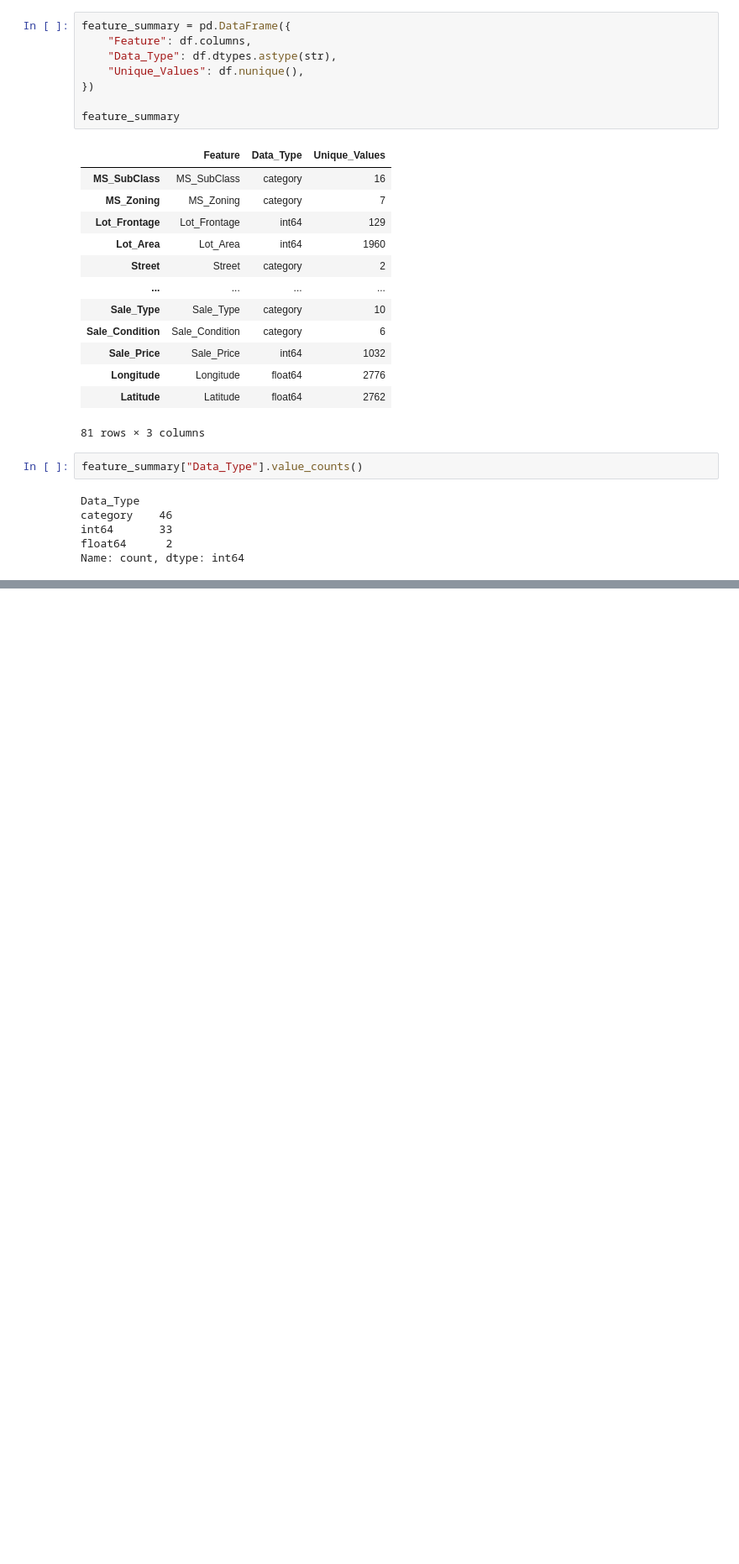
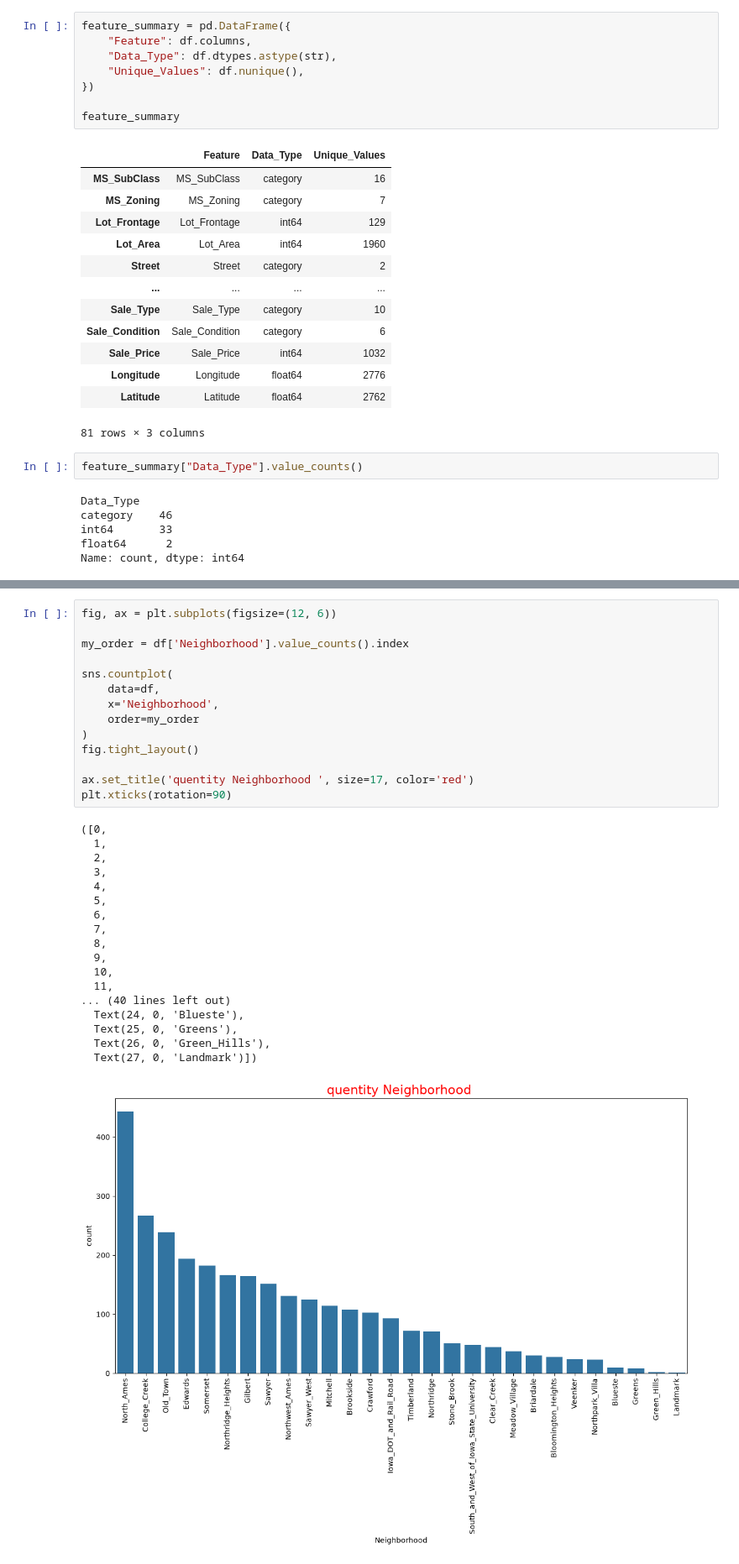
Before and after one commit to Mohamadzf23/ames-housing-price-prediction, a Jupyter notebook: src/ames_housing_price_prediction.ipynb, the cells around one changed output, grey strips where cells are left out. Shown at 84% size. Saved outputs shown, nothing was run; the diff lists cells and outputs as text; blank space fills up the shorter version.

```diff
--- a/src/ames_housing_price_prediction.ipynb
+++ b/src/ames_housing_price_prediction.ipynb
@@ -358,0 +529,33 @@ Name: count, dtype: int64
+# %%
+fig, ax = plt.subplots(figsize=(12, 6))
+
+my_order = df['Neighborhood'].value_counts().index
+
+sns.countplot(
+    data=df,
+    x='Neighborhood',
+    order=my_order
+)
+fig.tight_layout()
+
+ax.set_title('quentity Neighborhood ', size=17, color='red')
+plt.xticks(rotation=90)
+# %% [output]
+([0,
+  1,
+  2,
+  3,
+  4,
+  5,
+  6,
+  7,
+  8,
+  9,
+  10,
+  11,
+... (40 lines left out)
+  Text(24, 0, 'Blueste'),
+  Text(25, 0, 'Greens'),
+  Text(26, 0, 'Green_Hills'),
+  Text(27, 0, 'Landmark')])
+[figure, added]
```
Also changed, not shown: parts of 56 cells of this notebook.
